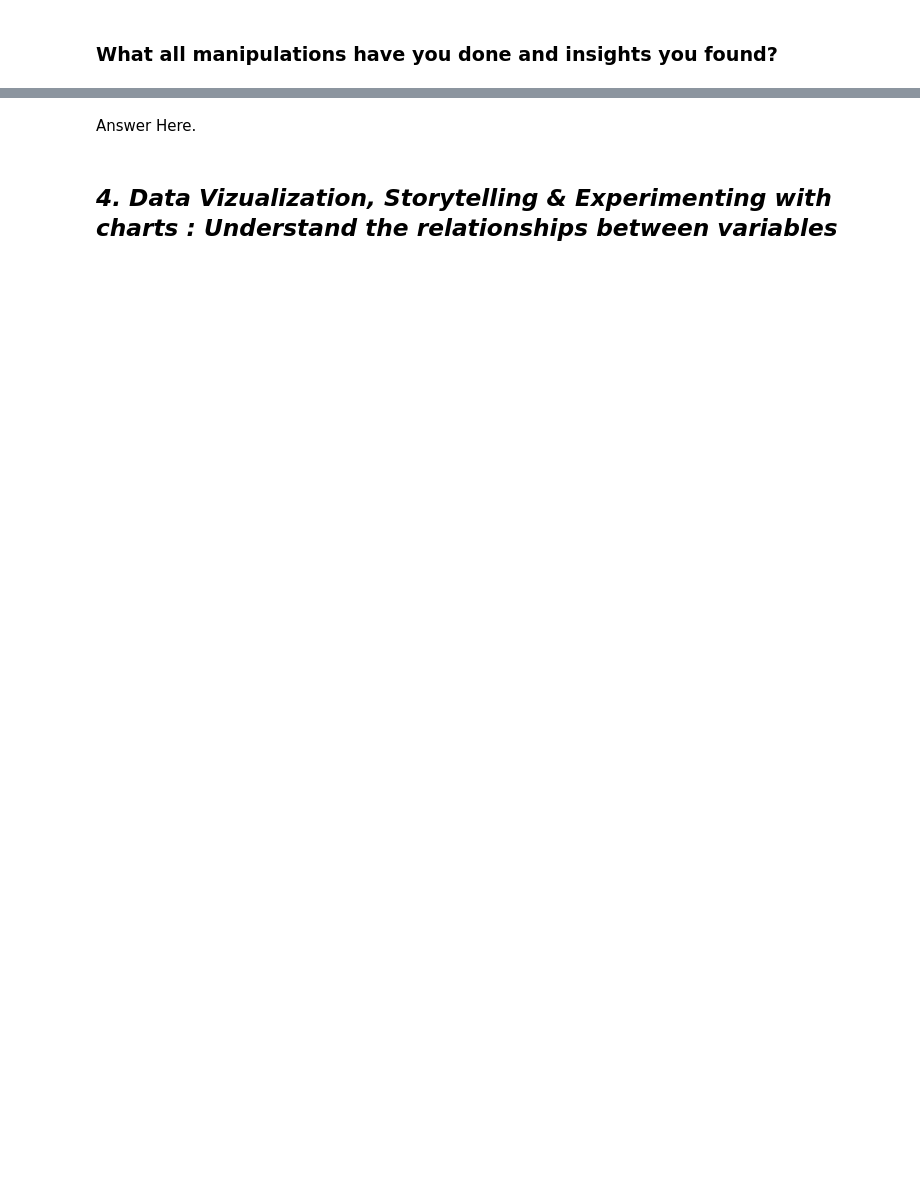
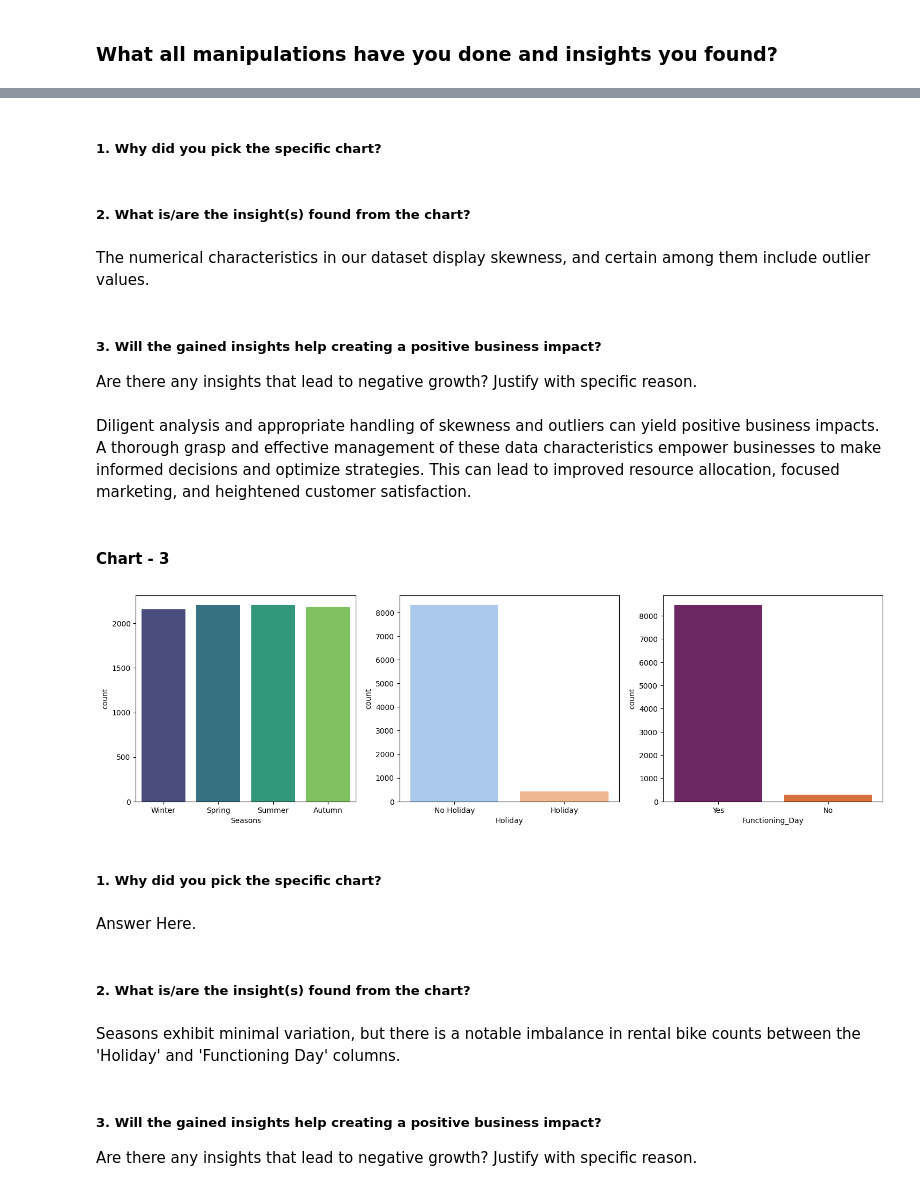
Before and after one commit to pranitatiwari29/Regression_bike_sharing_demand_prediction_ML, a Jupyter notebook: Bike_sharing_Regression.ipynb, the cells around one changed output, grey strips where cells are left out. Cells and saved outputs as stored; diff of their text form; code cells hidden in the pictures; blank space fills up the shorter version.

```diff
--- a/Bike_sharing_Regression.ipynb
+++ b/Bike_sharing_Regression.ipynb
@@ -235,4 +344,33 @@ bikesharing_df.head()
+# %% [markdown]
+##### 1. Why did you pick the specific chart?
+# %% [markdown]
+##### 2. What is/are the insight(s) found from the chart?
+# %% [markdown]
+The numerical characteristics in our dataset display skewness, and certain among them include outlier values.
+# %% [markdown]
+##### 3. Will the gained insights help creating a positive business impact?
+Are there any insights that lead to negative growth? Justify with specific reason.
+# %% [markdown]
+Diligent analysis and appropriate handling of skewness and outliers can yield positive business impacts. A thorough grasp and effective management of these data characteristics empower businesses to make informed decisions and optimize strategies. This can lead to improved resource allocation, focused marketing, and heightened customer satisfaction.
+# %% [markdown]
+#### Chart - 3
+# %%
+# Chart - 3 : Plotting graph for categorical features
+fig,(ax1,ax2,ax3)=plt.subplots(1,3,figsize=(18,5))
+sns.countplot(bikesharing_df,x='Seasons',ax=ax1,palette='viridis')
+sns.countplot(bikesharing_df,x='Holiday',ax=ax2,palette='pastel')
+sns.countplot(bikesharing_df,x='Functioning_Day',ax=ax3,palette='inferno')
+plt.show()
+# %% [output]
+[figure, added]
+# %% [markdown]
+##### 1. Why did you pick the specific chart?
 # %% [markdown]
 Answer Here.
-# %% [markdown]
-## ***4. Data Vizualization, Storytelling & Experimenting with charts : Understand the relationships between variables***
+# %% [markdown]
+##### 2. What is/are the insight(s) found from the chart?
+# %% [markdown]
+Seasons exhibit minimal variation, but there is a notable imbalance in rental bike counts between the 'Holiday' and 'Functioning Day' columns.
+# %% [markdown]
+##### 3. Will the gained insights help creating a positive business impact?
+Are there any insights that lead to negative growth? Justify with specific reason.
```
Also changed, not shown: parts of 259 cells of this notebook.
